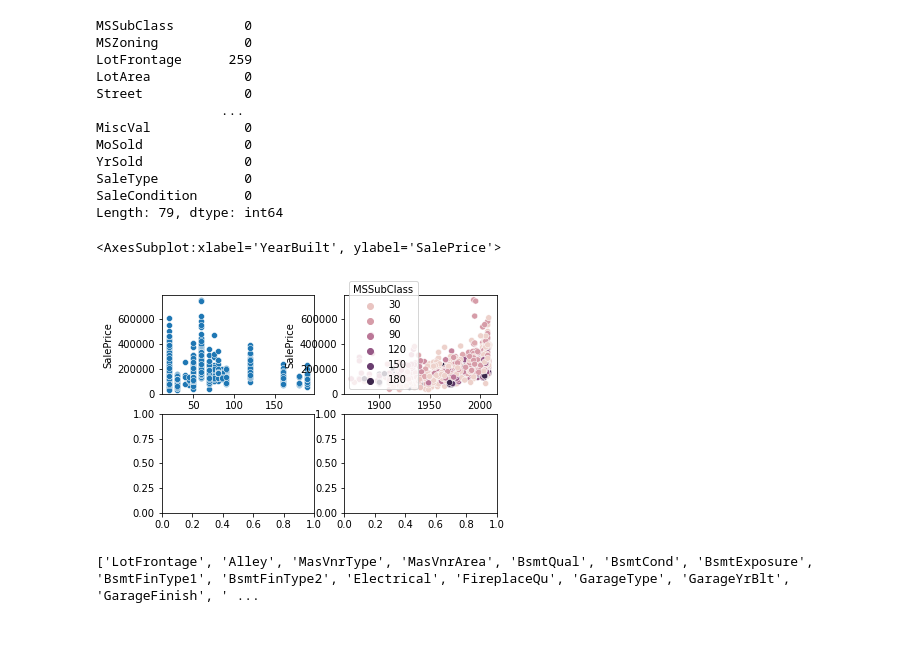
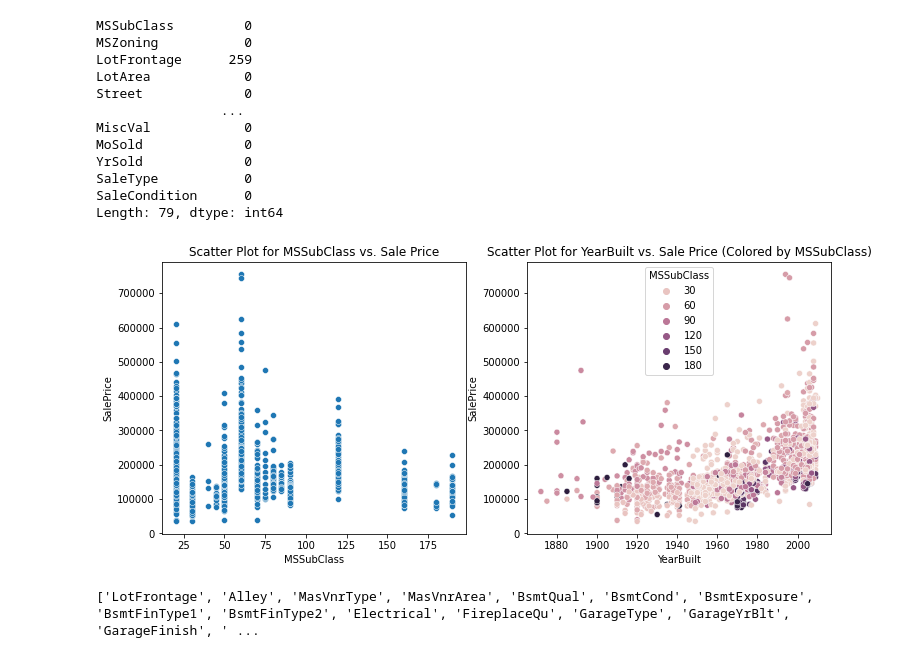
Before and after one commit to Jude-kotiano/Advance-Regression-HousePrices, a Jupyter notebook: house-pred-advanced.ipynb, the cells around one changed output. Drawn from its saved outputs; the diff is of its cells as text; code cells hidden in the pictures.

```diff
--- a/house-pred-advanced.ipynb
+++ b/house-pred-advanced.ipynb
@@ -53,22 +53,17 @@ SaleType           0
 SaleCondition      0
 Length: 79, dtype: int64
 # %%
-fig,axes=plt.subplots(2,2)
-sns.scatterplot(x=X_train['MSSubClass'],y=y_train,ax=axes[0,0])
-sns.scatterplot(x=X_train['YearBuilt'],y=y_train,hue=X_train['MSSubClass'],ax=axes[0,1])
 
+fig, axes = plt.subplots(1, 2, figsize=(12, 5))
 
-columns_to_plot = ['Condition1', 'Neighborhood', 'OverallCond', 'GarageCars']
-melted_data = pd.melt(X_train[columns_to_plot])
+sns.scatterplot(x=X_train['MSSubClass'], y=y_train, ax=axes[0])
+axes[0].set_title("Scatter Plot for MSSubClass vs. Sale Price")
 
-sns.barplot(x='variable', y='value', data=melted_data, ax=axes[1, 1])
-
-axes[1, 1].set_xticklabels(columns_to_plot)
-plt.tight_layout()
+sns.scatterplot(x=X_train['YearBuilt'], y=y_train, hue=X_train['MSSubClass'], ax=axes[1])
+axes[1].set_title("Scatter Plot for YearBuilt vs. Sale Price (Colored by MSSubClass)")
 plt.show()
 # %% [output]
-<AxesSubplot:xlabel='YearBuilt', ylabel='SalePrice'>
-[figure, old version]
+[figure, new version]
 # %%
 numerical_cols=X_train.select_dtypes(exclude=['object'])
 categorical_cols=X_train.select_dtypes(include=['object'])
```
Also changed, not shown: parts of 1 cell of this notebook.
